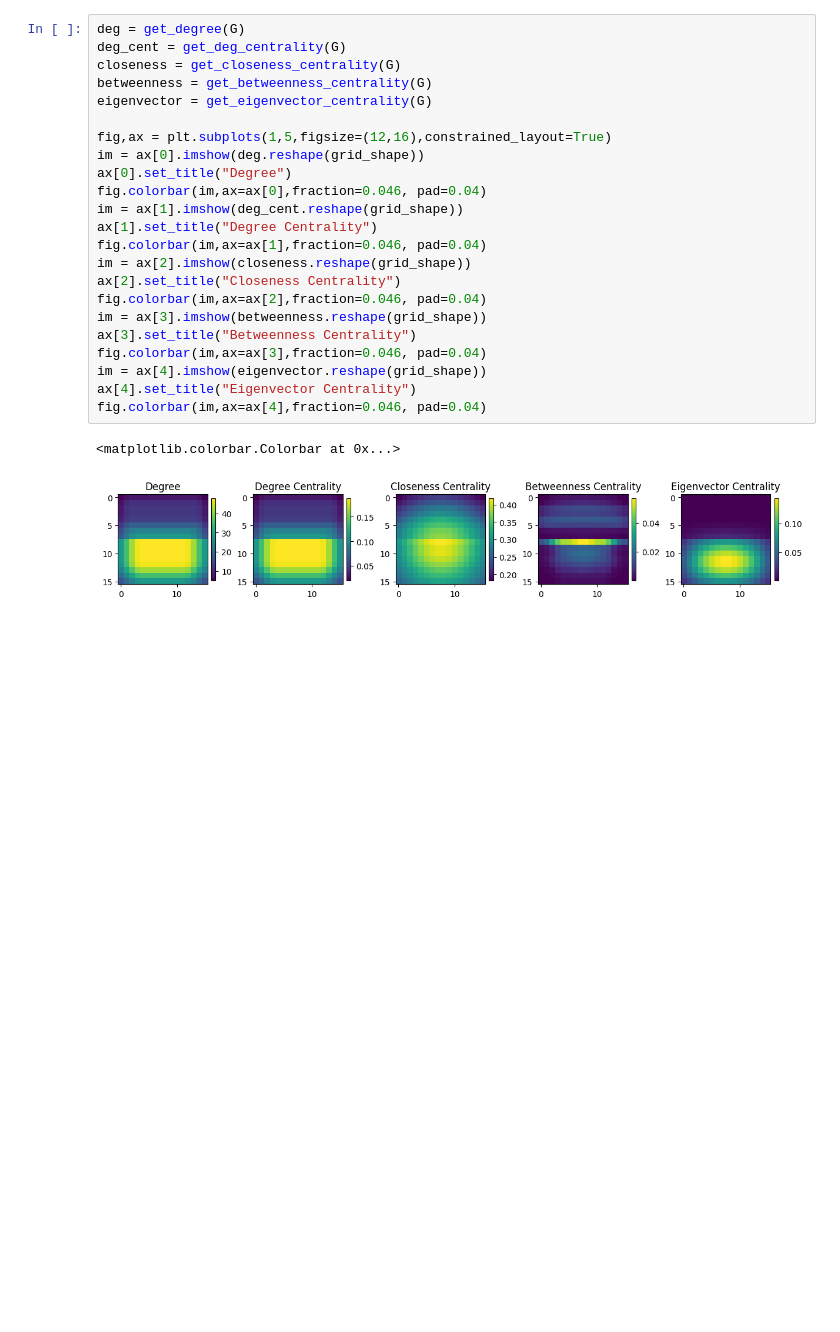
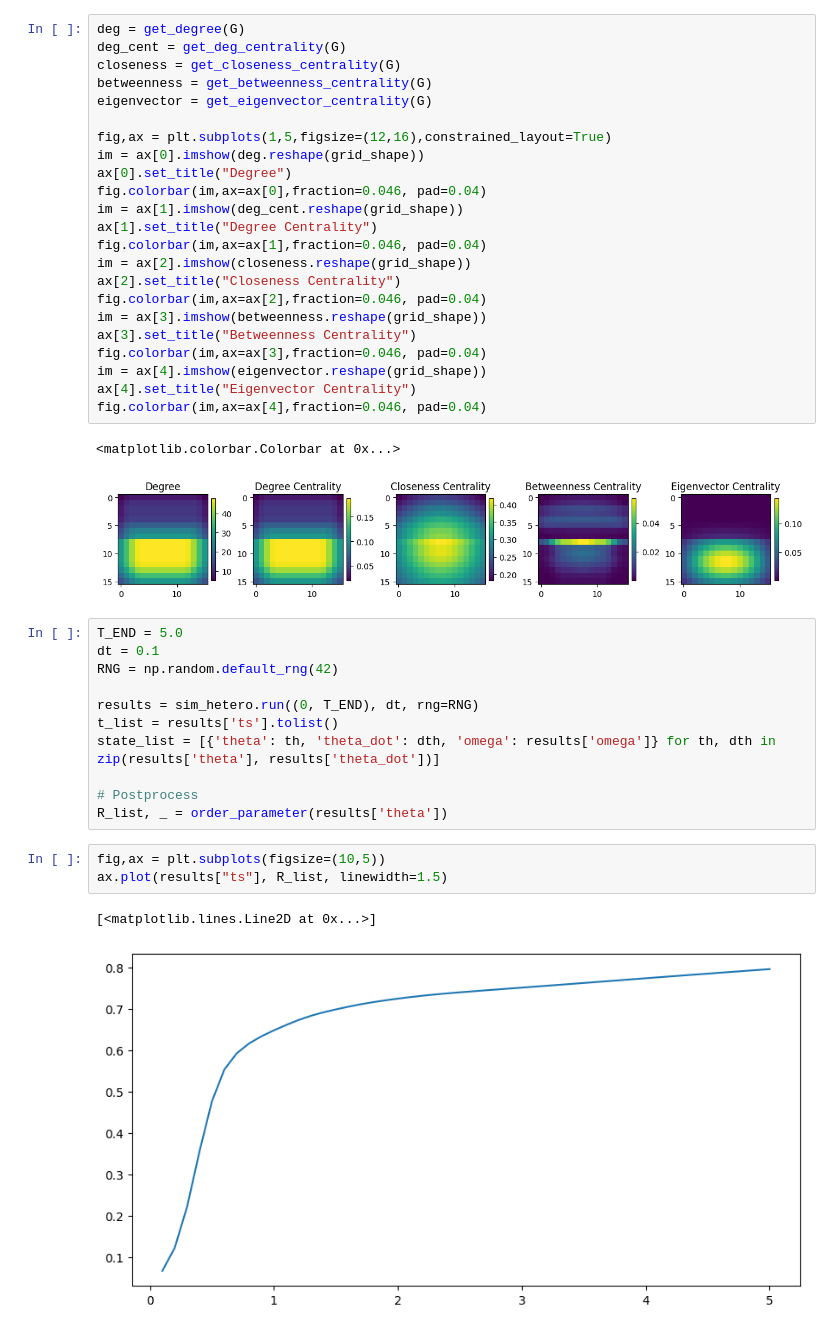
Before and after one commit to adamLastovka/KuramotoNeuralSimulations, a Jupyter notebook: Notebooks/04_network_analysis.ipynb, the cells around one changed output. Saved outputs shown, nothing was run; the diff lists cells and outputs as text; blank space fills up the shorter version.

```diff
--- a/Notebooks/04_network_analysis.ipynb
+++ b/Notebooks/04_network_analysis.ipynb
@@ -178,3 +178,20 @@ fig.colorbar(im,ax=ax[4],fraction=0.046, pad=0.04)
 # %% [output]
 <matplotlib.colorbar.Colorbar at 0x...>
 [figure]
+# %%
+T_END = 5.0
+dt = 0.1
+RNG = np.random.default_rng(42)
+
+results = sim_hetero.run((0, T_END), dt, rng=RNG)
+t_list = results['ts'].tolist()
+state_list = [{'theta': th, 'theta_dot': dth, 'omega': results['omega']} for th, dth in zip(results['theta'], results['theta_dot'])]
+
+# Postprocess
+R_list, _ = order_parameter(results['theta'])
+# %%
+fig,ax = plt.subplots(figsize=(10,5))
+ax.plot(results["ts"], R_list, linewidth=1.5)
+# %% [output]
+[<matplotlib.lines.Line2D at 0x...>]
+[figure, added]
```
Also changed, not shown: 7 other files.
